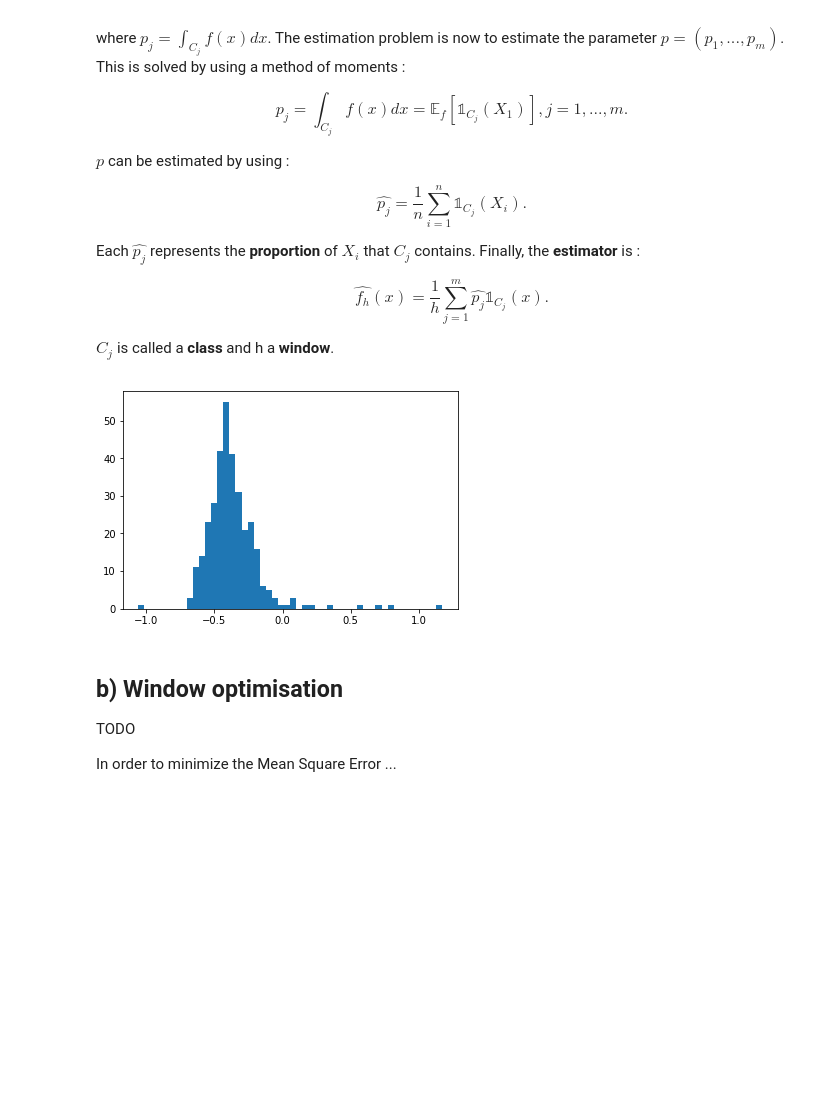
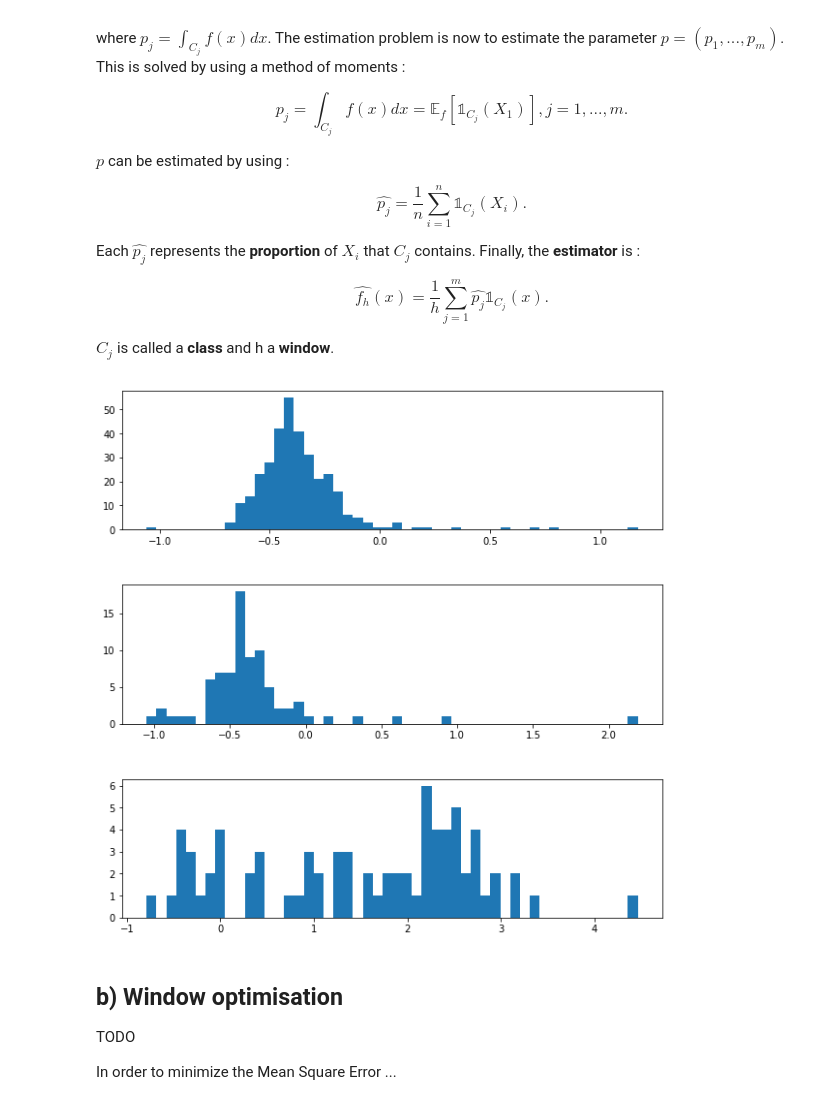
Before and after one commit to ridouaneg/Predict-poverty-from-space, a Jupyter notebook: density_estimation.ipynb, the cells around one changed output. Drawn from its saved outputs; the diff is of its cells as text; code cells hidden in the pictures; blank space fills up the shorter version.

```diff
--- a/density_estimation.ipynb
+++ b/density_estimation.ipynb
@@ -155,14 +155,25 @@ Each $\hat{p_j}$ represents the **proportion** of $X_i$ that $C_j$ contains. Fin
 $$ \hat{f_h}(x)=\frac{1}{h}\sum_{j=1}^{m} \hat{p_j}\mathbb{1}_{C_j}(x). $$
 
 $C_j$ is called a **class** and h a **window**.
-# %%
-# TODO subplot des 3 histogrammes
-
-b = 50
-res = plt.hist(y_0, bins=b)
-out = res[0] / y_0.shape[0]
-# %% [output]
-[figure, removed]
+# %%
+b = 50
+
+fig = plt.figure(figsize=(10, 10))
+fig.subplots_adjust(hspace=0.4, wspace=0.4)
+
+ax = fig.add_subplot(3, 1, 1)
+res = ax.hist(y_0, bins=b)
+out = res[0] / y_0.shape[0]
+
+ax = fig.add_subplot(3, 1, 2)
+res = ax.hist(y_low, bins=b)
+out = res[0] / y_low.shape[0]
+
+ax = fig.add_subplot(3, 1, 3)
+res = ax.hist(y_high, bins=b)
+out = res[0] / y_high.shape[0]
+# %% [output]
+[figure, added]
 # %% [markdown]
 ## b) Window optimisation
 
```
Also changed, not shown: 13 other files.
